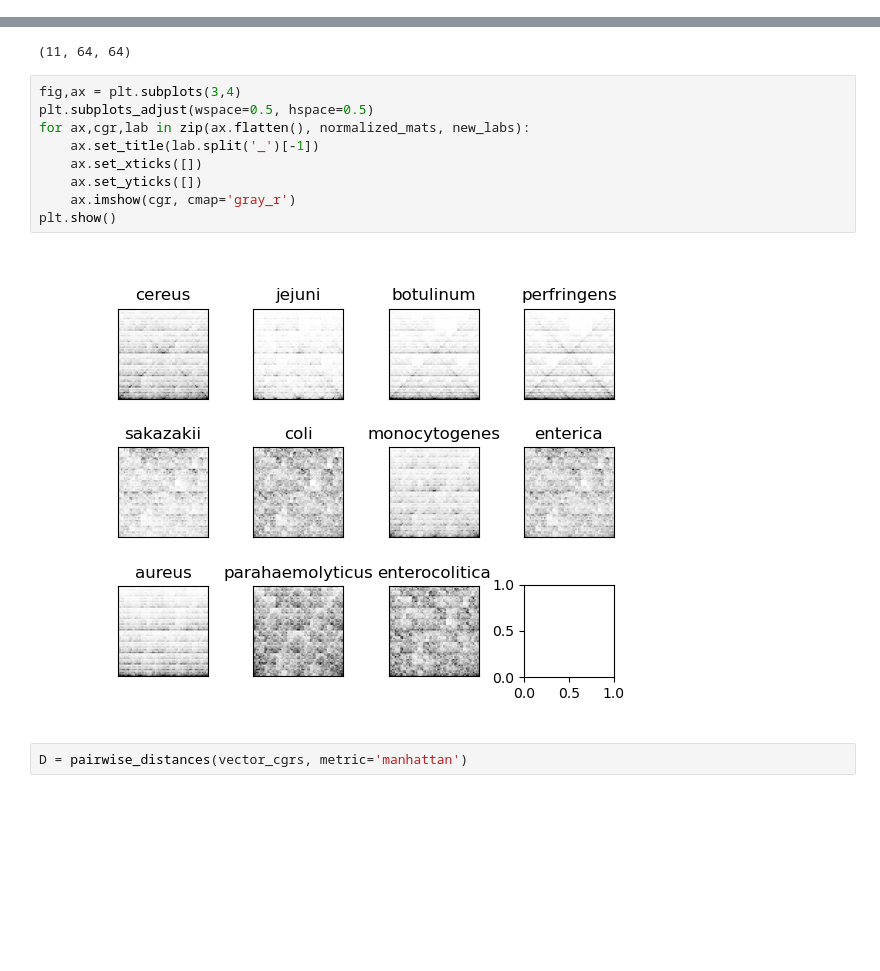
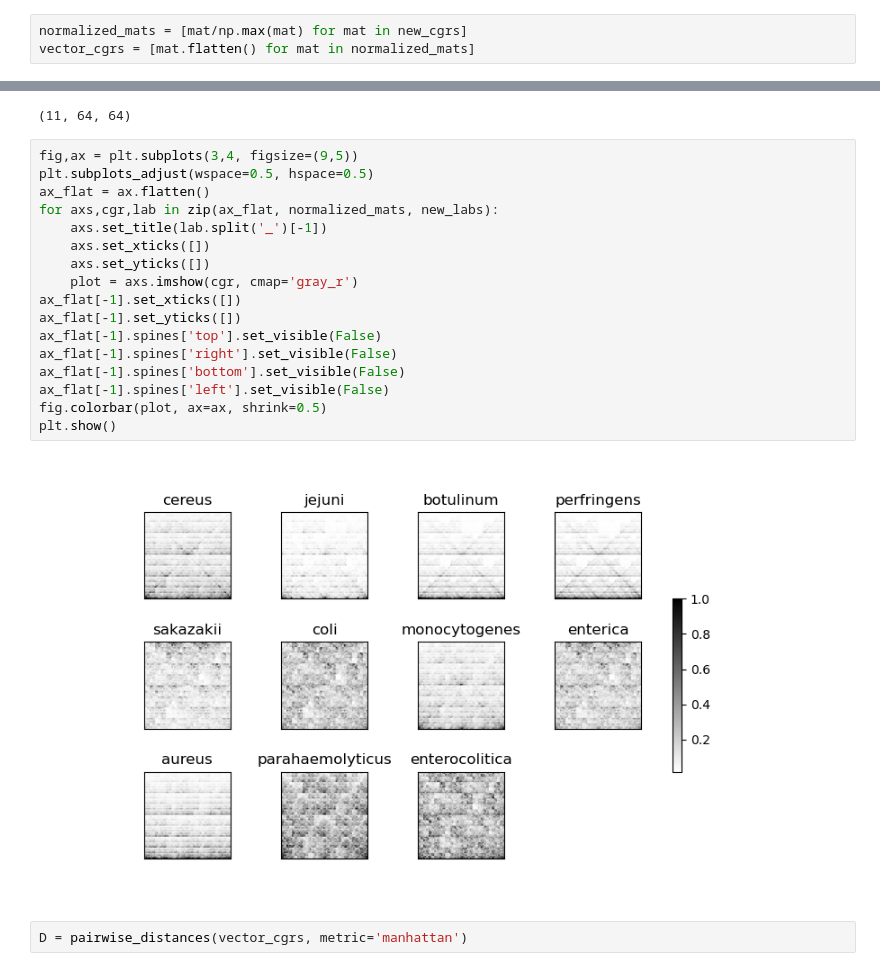
Before and after one commit to Zeyad-Awad/Bacteria-Classification-ML, a Jupyter notebook: clustering.ipynb, the cells around one changed output, grey strips where cells are left out. Drawn from its saved outputs; the diff is of its cells as text; blank space fills up the shorter version.

```diff
--- a/clustering.ipynb
+++ b/clustering.ipynb
@@ -39,21 +41,32 @@ print(np.array(new_cgrs).shape)
 # %%
 normalized_mats = [(mat-np.mean(mat))/np.std(mat) for mat in new_cgrs]
 vector_cgrs = [mat.flatten() for mat in normalized_mats]
+# %%
+normalized_mats = [mat/np.max(mat) for mat in new_cgrs]
+vector_cgrs = [mat.flatten() for mat in normalized_mats]
 # %%
 np.array(normalized_mats).shape
 # %% [output]
 (11, 64, 64)
 # %%
-fig,ax = plt.subplots(3,4)
+fig,ax = plt.subplots(3,4, figsize=(9,5))
 plt.subplots_adjust(wspace=0.5, hspace=0.5)
-for ax,cgr,lab in zip(ax.flatten(), normalized_mats, new_labs):
-    ax.set_title(lab.split('_')[-1])
-    ax.set_xticks([])
-    ax.set_yticks([])
-    ax.imshow(cgr, cmap='gray_r')
+ax_flat = ax.flatten()
+for axs,cgr,lab in zip(ax_flat, normalized_mats, new_labs):
+    axs.set_title(lab.split('_')[-1])
+    axs.set_xticks([])
+    axs.set_yticks([])
+    plot = axs.imshow(cgr, cmap='gray_r')
+ax_flat[-1].set_xticks([])
+ax_flat[-1].set_yticks([])
+ax_flat[-1].spines['top'].set_visible(False)
+ax_flat[-1].spines['right'].set_visible(False)
+ax_flat[-1].spines['bottom'].set_visible(False)
+ax_flat[-1].spines['left'].set_visible(False)
+fig.colorbar(plot, ax=ax, shrink=0.5)
 plt.show()
 # %% [output]
-[figure, old version]
+[figure, new version]
 # %%
 D = pairwise_distances(vector_cgrs, metric='manhattan')
 # %%
```
Also changed, not shown: parts of 2 cells of this notebook, 54 other files.
